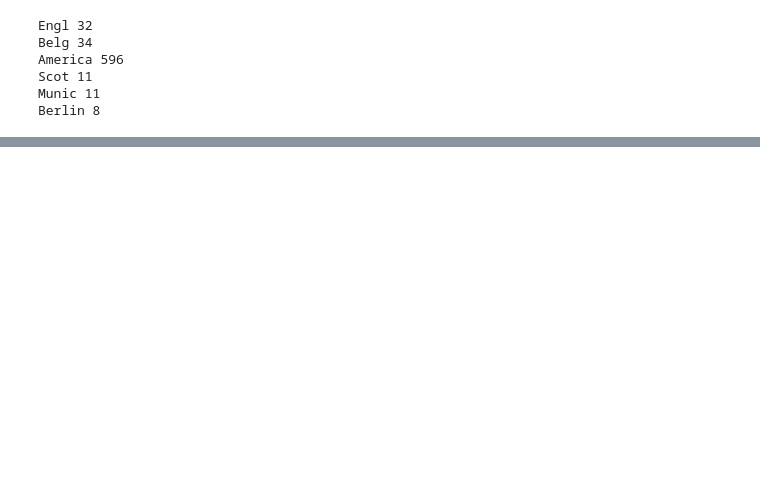
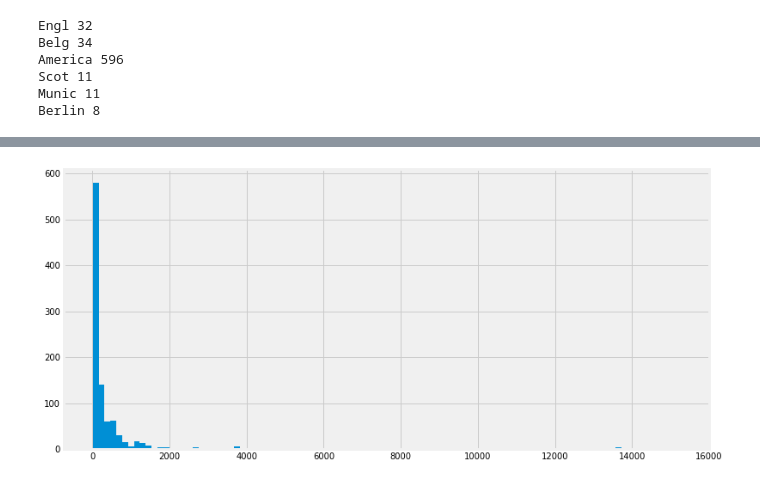
Before and after one commit to timsturges/GA_DS, a Jupyter notebook: homework/Unit4/Final Project.ipynb, the cells around one changed output, grey strips where cells are left out. Drawn from its saved outputs; the diff is of its cells as text; code cells hidden in the pictures; blank space fills up the shorter version.

```diff
--- a/homework/Unit4/Final Project.ipynb
+++ b/homework/Unit4/Final Project.ipynb
@@ -363,13 +360,10 @@ df_fnl = df_fnl[~df_fnl['avg'].isna()]
 # again, wanted to save my progress to this point
 df_fnl.to_csv('./data/df_final.csv')
 # %%
-df_fnl = pd.read_csv('./data/df_final.csv')
+# df_fnl = pd.read_csv('./data/df_final.csv')
 # %% [markdown]
 ### Cleaning, Part II
 
 I was finally ready to drop some columns which I did not think would be useful. 'name' and 'brewery' had served their purpose for acquiring additional data. 'city' and 'state' were likely irrelevant relevant, 'found', 'index', and 'url' were no longer need.
 
 With an otherwise clean dataset, it was finally time to simplify 'style' into potentially useful variables.
-# %%
-#df_fnl.drop(['name','brewery','city','state','found','index','url'], axis = 1, inplace = True)
-df_fnl.drop('Unnamed: 0', axis = 1, inplace = True)
@@ -376,3 +379,14 @@ df_fnl.drop('Unnamed: 0', axis = 1, inplace = True)
+# %%
+df_fnl.drop(['name', # insufficient value counts
+             'brewery', # insufficient value counts
+             'city', # insufficient value counts
+             'state', # sufficient value counts for some, but questionable value
+             'found', # 0 variance
+             'index', # garbage data
+             'Unnamed: 0', # garbage data
+             'url'], # no longer used
+            axis = 1,
+            inplace = True)
 # %%
 # style contained two types of keywords I thought would be interesting, one was regional, as seen here.
 locs = ['Engl',
@@ -437,7 +453,7 @@ Bock 6
 Hefeweizen 14
 # %%
 # I binarized style on the basis of the presence of those keywords if they numbered greater than 30
-df_fnl['America'] = np.where(df_fnl['style'].str.contains('America'), 1, 0)
+df_fnl['America'] = np.where(df_fnl['style'].str.contains('America|APA'), 1, 0)
 df_fnl['English'] = np.where(df_fnl['style'].str.contains('Engl'), 1, 0)
 df_fnl['Belgian'] = np.where(df_fnl['style'].str.contains('Belg'), 1, 0)
 
@@ -447,5 +463,7 @@ df_fnl['pils'] = np.where(df_fnl['style'].str.contains('pils', case = False), 1,
 df_fnl['stout'] = np.where(df_fnl['style'].str.contains('stout', case = False), 1, 0)
 df_fnl['beer'] = np.where(df_fnl['style'].str.contains('beer|bier|Bière', case = False), 1, 0)
 df_fnl['porter'] = np.where(df_fnl['style'].str.contains('porter', case = False), 1, 0)
+df_fnl['imperial'] = np.where(df_fnl['style'].str.contains('imperial', case = False), 1, 0)
 
 df_fnl.drop('style',axis = 1, inplace = True)
+df_fnl.info()
@@ -502,0 +532,5 @@ df_fnl.drop('score',axis = 1, inplace = True)
+# %%
+# of the non-binary variables, n_ratings was the only standout which seemed to require additional intervention
+df_fnl['n_ratings'].hist(bins = 100, figsize = (12,6));
+# %% [output]
+[figure, added]
```
Also changed, not shown: parts of 82 cells of this notebook.
